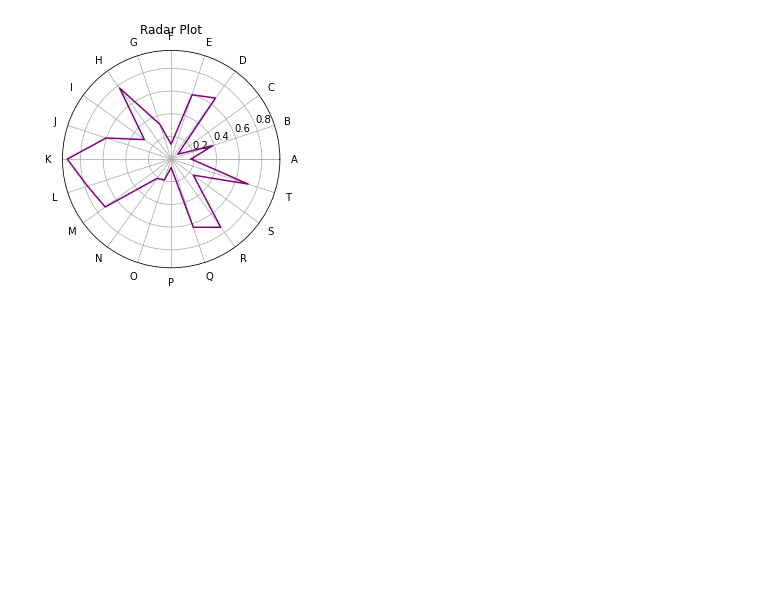
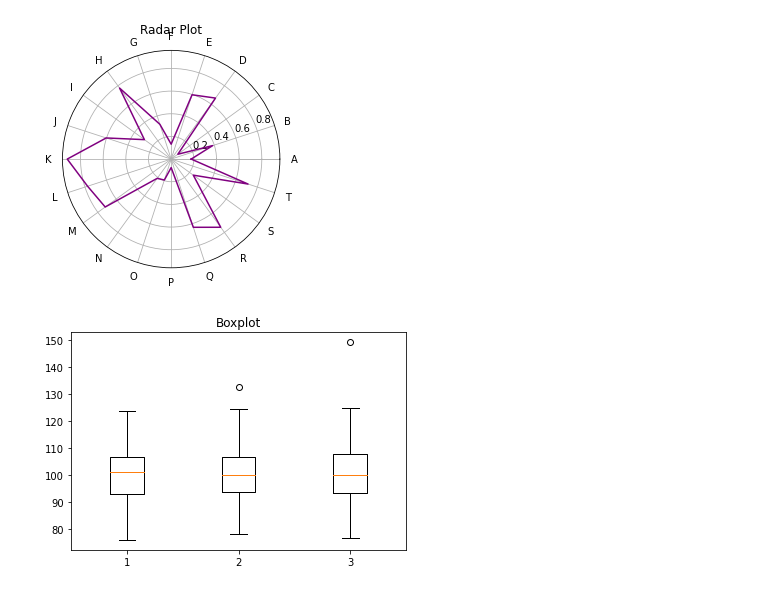
Before and after one commit to steffincodes/googlecolabnotbooks, a Jupyter notebook: Matplotlib101.ipynb, the cells around one changed output. Drawn from its saved outputs; the diff is of its cells as text; code cells hidden in the pictures; blank space fills up the shorter version.

Commit message:
🟦 Box plot

```diff
--- a/Matplotlib101.ipynb
+++ b/Matplotlib101.ipynb
@@ -368,3 +368,12 @@ plt.thetagrids(np.degrees(labels_loc),labels)
 plt.title('Radar Plot');
 # %% [output]
 [figure]
+# %%
+import matplotlib.pyplot as plt
+import numpy as np
+
+data = np.random.normal(100,10,(200,3))
+plt.boxplot(data)
+plt.title('Boxplot');
+# %% [output]
+[figure, added]
```
